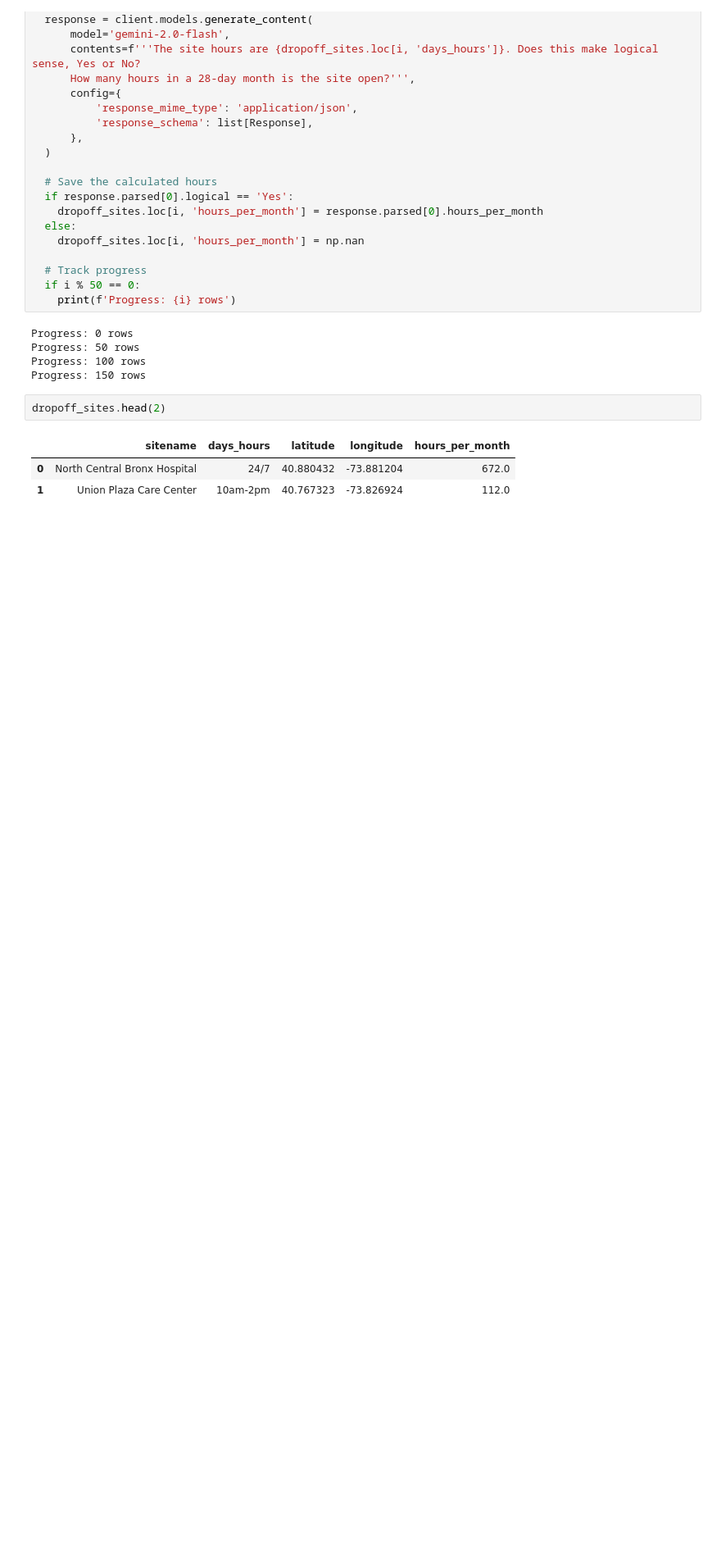
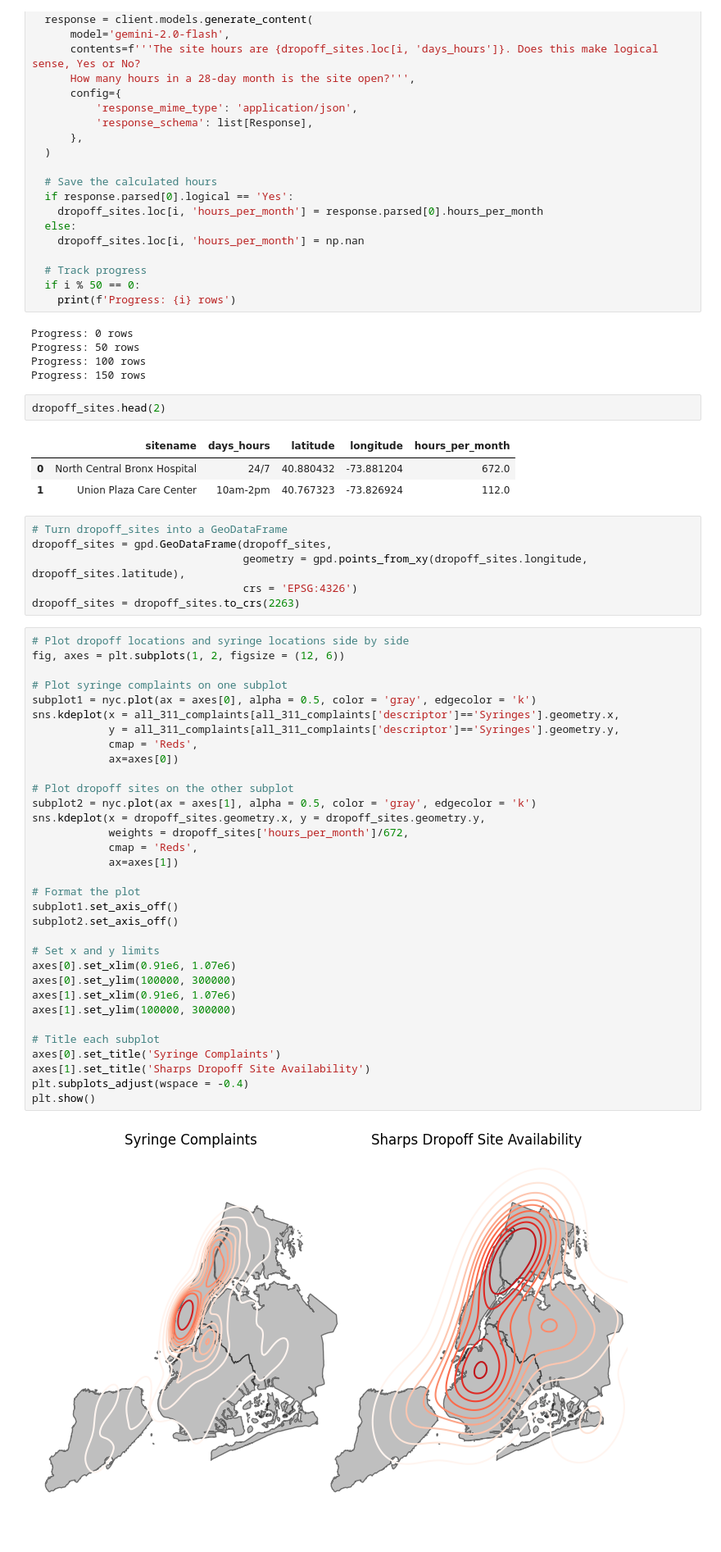
Before and after one commit to abretti/em212-applied-data-science, a Jupyter notebook: Final_Project.ipynb, the cells around one changed output. Shown at 82% size. Drawn from its saved outputs; the diff is of its cells as text; blank space fills up the shorter version.

Commit message:
Added more plots

```diff
--- a/Final_Project.ipynb
+++ b/Final_Project.ipynb
@@ -344,3 +345,44 @@ dropoff_sites.head(2)
 |  | sitename | days_hours | latitude | longitude | hours_per_month |
 | 0 | North Central Bronx Hospital | 24/7 | 40.880432 | -73.881204 | 672.0 |
 | 1 | Union Plaza Care Center | 10am-2pm | 40.767323 | -73.826924 | 112.0 |
+# %%
+# Turn dropoff_sites into a GeoDataFrame
+dropoff_sites = gpd.GeoDataFrame(dropoff_sites,
+                                 geometry = gpd.points_from_xy(dropoff_sites.longitude, dropoff_sites.latitude),
+                                 crs = 'EPSG:4326')
+dropoff_sites = dropoff_sites.to_crs(2263)
+# %%
+# Plot dropoff locations and syringe locations side by side
+fig, axes = plt.subplots(1, 2, figsize = (12, 6))
+
+# Plot syringe complaints on one subplot
+subplot1 = nyc.plot(ax = axes[0], alpha = 0.5, color = 'gray', edgecolor = 'k')
+sns.kdeplot(x = all_311_complaints[all_311_complaints['descriptor']=='Syringes'].geometry.x,
+            y = all_311_complaints[all_311_complaints['descriptor']=='Syringes'].geometry.y,
+            cmap = 'Reds',
+            ax=axes[0])
+
+# Plot dropoff sites on the other subplot
+subplot2 = nyc.plot(ax = axes[1], alpha = 0.5, color = 'gray', edgecolor = 'k')
+sns.kdeplot(x = dropoff_sites.geometry.x, y = dropoff_sites.geometry.y,
+            weights = dropoff_sites['hours_per_month']/672,
+            cmap = 'Reds',
+            ax=axes[1])
+
+# Format the plot
+subplot1.set_axis_off()
+subplot2.set_axis_off()
+
+# Set x and y limits
+axes[0].set_xlim(0.91e6, 1.07e6)
+axes[0].set_ylim(100000, 300000)
+axes[1].set_xlim(0.91e6, 1.07e6)
+axes[1].set_ylim(100000, 300000)
+
+# Title each subplot
+axes[0].set_title('Syringe Complaints')
+axes[1].set_title('Sharps Dropoff Site Availability')
+plt.subplots_adjust(wspace = -0.4)
+plt.show()
+# %% [output]
+[figure, added]
```
Also changed, not shown: parts of 18 cells of this notebook.
